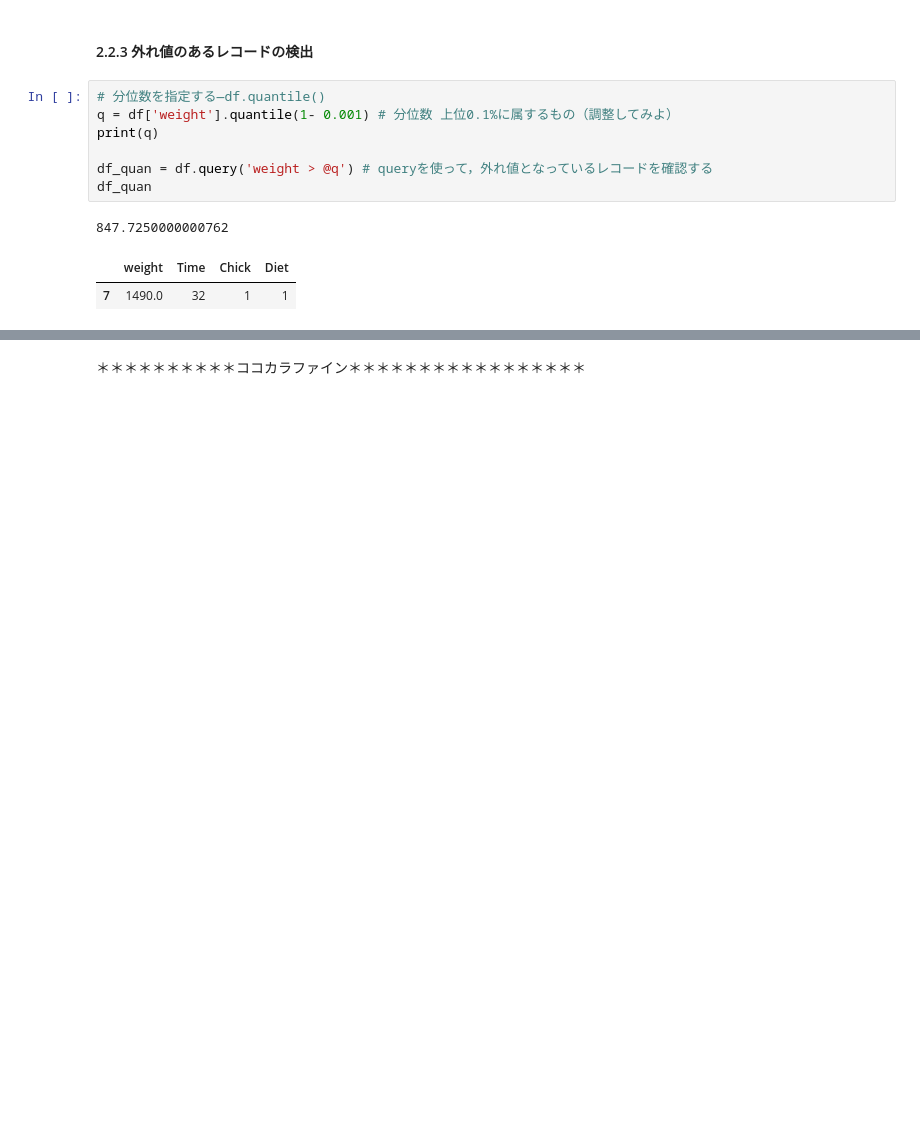
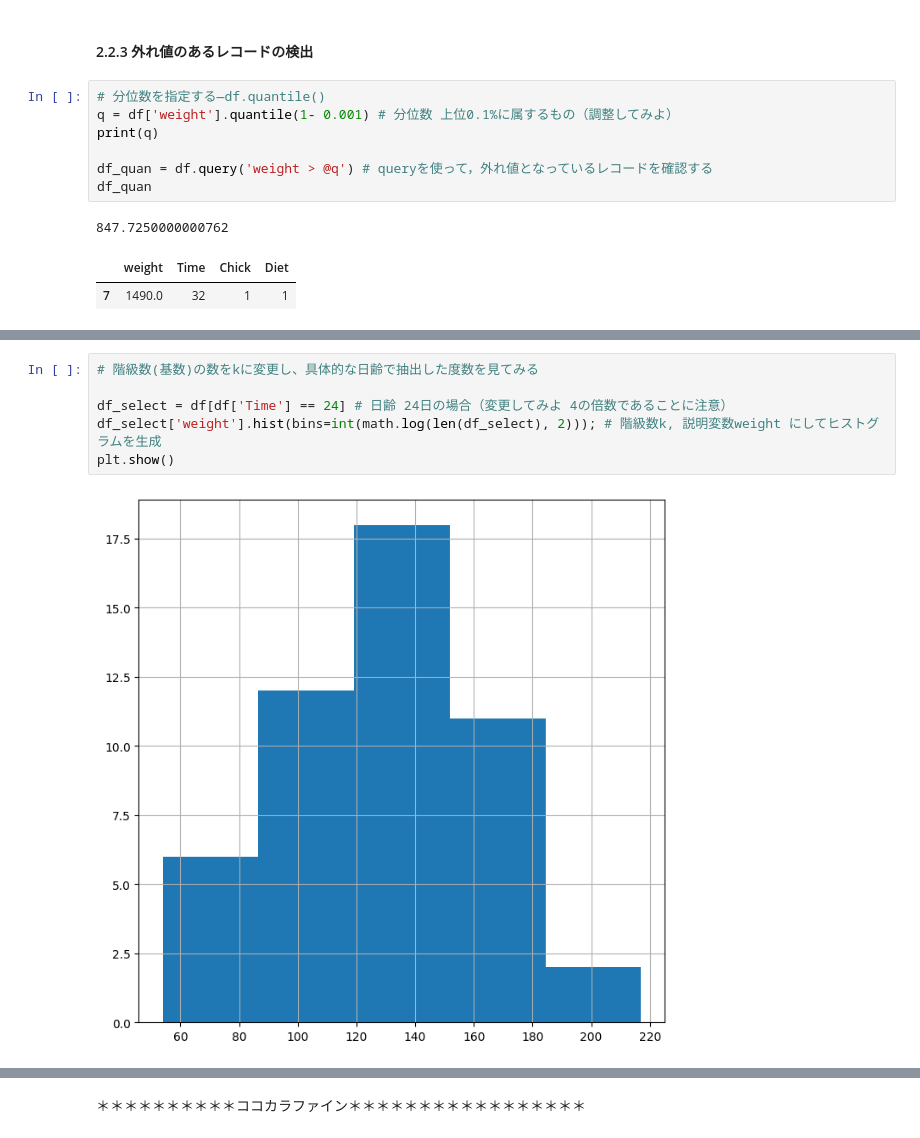
Before and after one commit to MDASH-shinshu/MDASH-T-DS, a Jupyter notebook: 2/2_analysis_design_colab.ipynb, the cells around one changed output, grey strips where cells are left out. Saved outputs shown, nothing was run; the diff lists cells and outputs as text; blank space fills up the shorter version.

```diff
--- a/2/2_analysis_design_colab.ipynb
+++ b/2/2_analysis_design_colab.ipynb
@@ -250,0 +299,8 @@ df_quan
+# %%
+# 階級数(基数)の数をkに変更し、具体的な日齢で抽出した度数を見てみる
+
+df_select = df[df['Time'] == 24] # 日齢 24日の場合（変更してみよ 4の倍数であることに注意）
+df_select['weight'].hist(bins=int(math.log(len(df_select), 2))); # 階級数k, 説明変数weight にしてヒストグラムを生成
+plt.show()
+# %% [output]
+[figure, added]
```
Also changed, not shown: parts of 29 cells of this notebook.
